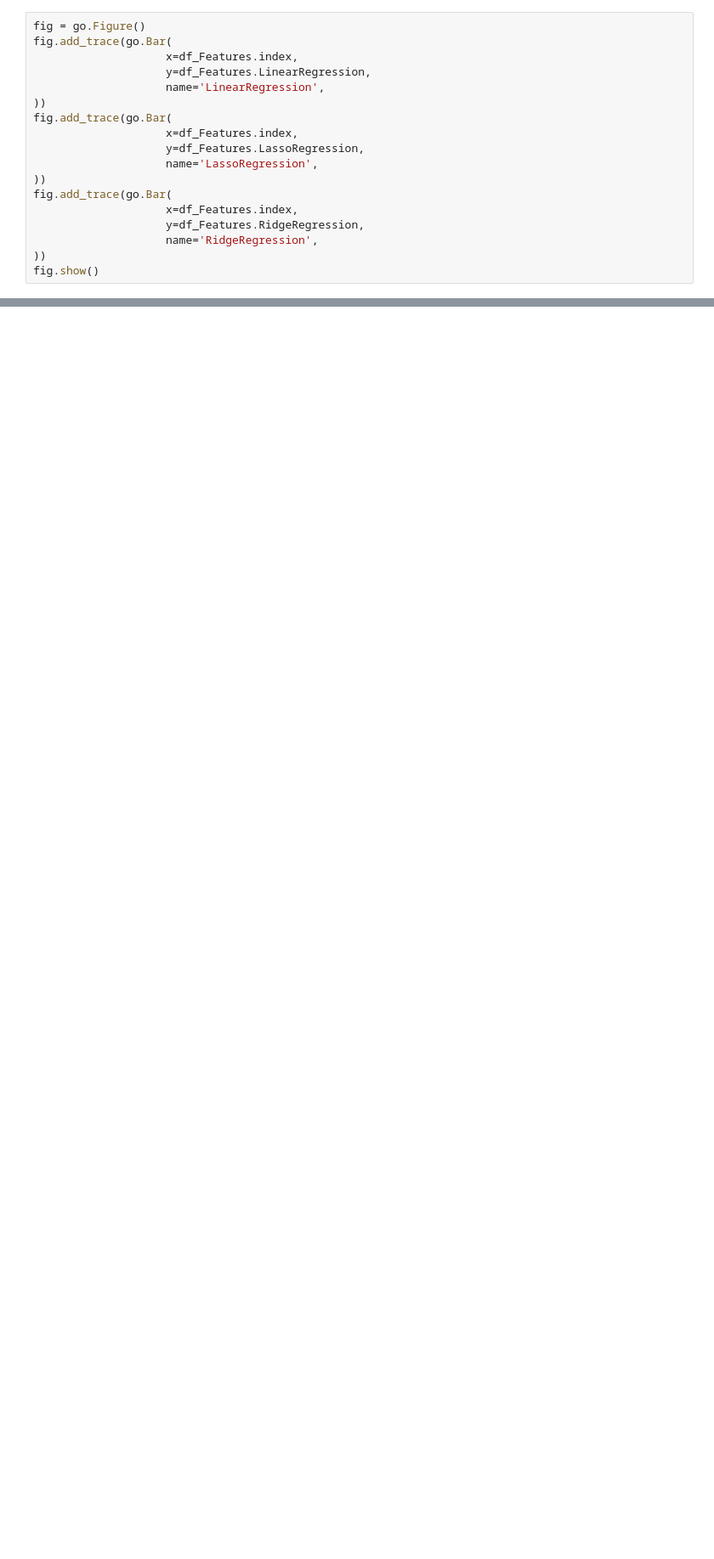
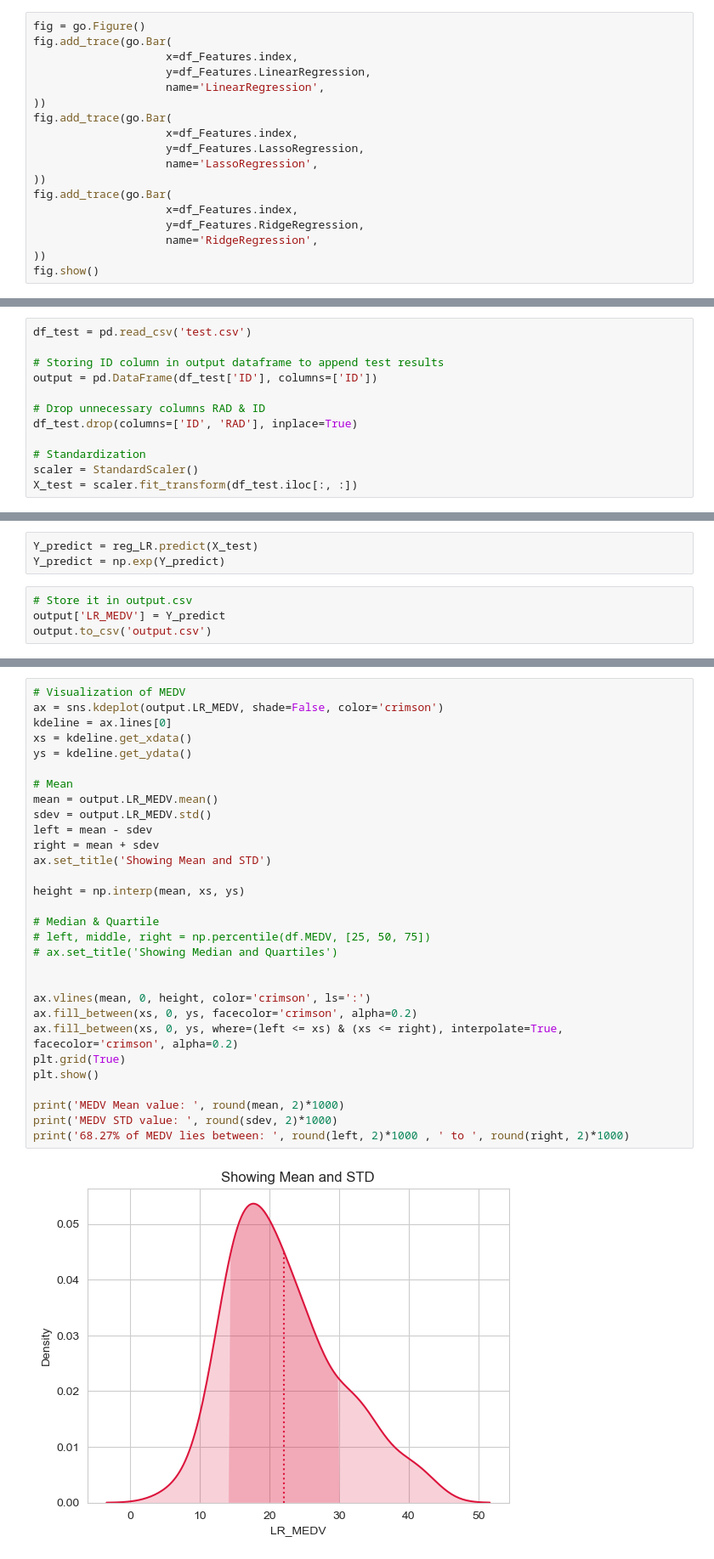
Before and after one commit to Jeyramana/GUVI_Assignments, a Jupyter notebook: Assignment_4/boston.ipynb, the cells around one changed output, grey strips where cells are left out. Shown at 85% size. Saved outputs shown, nothing was run; the diff lists cells and outputs as text; blank space fills up the shorter version.

Commit message:
Boston project done. Phi Test doing

```diff
--- a/Assignment_4/boston.ipynb
+++ b/Assignment_4/boston.ipynb
@@ -1008,0 +1032,12 @@ fig.show()
+# %%
+df_test = pd.read_csv('test.csv')
+
+# Storing ID column in output dataframe to append test results
+output = pd.DataFrame(df_test['ID'], columns=['ID'])
+
+# Drop unnecessary columns RAD & ID
+df_test.drop(columns=['ID', 'RAD'], inplace=True)
+
+# Standardization
+scaler = StandardScaler()
+X_test = scaler.fit_transform(df_test.iloc[:, :])
@@ -1008,0 +1053,7 @@ fig.show()
+# %%
+Y_predict = reg_LR.predict(X_test)
+Y_predict = np.exp(Y_predict)
+# %%
+# Store it in output.csv
+output['LR_MEDV'] = Y_predict
+output.to_csv('output.csv')
@@ -1008,0 +1072,32 @@ fig.show()
+# %%
+# Visualization of MEDV
+ax = sns.kdeplot(output.LR_MEDV, shade=False, color='crimson')
+kdeline = ax.lines[0]
+xs = kdeline.get_xdata()
+ys = kdeline.get_ydata()
+
+# Mean
+mean = output.LR_MEDV.mean()
+sdev = output.LR_MEDV.std()
+left = mean - sdev
+right = mean + sdev
+ax.set_title('Showing Mean and STD')
+
+height = np.interp(mean, xs, ys)
+
+# Median & Quartile
+# left, middle, right = np.percentile(df.MEDV, [25, 50, 75])
+# ax.set_title('Showing Median and Quartiles')
+
+
+ax.vlines(mean, 0, height, color='crimson', ls=':')
+ax.fill_between(xs, 0, ys, facecolor='crimson', alpha=0.2)
+ax.fill_between(xs, 0, ys, where=(left <= xs) & (xs <= right), interpolate=True, facecolor='crimson', alpha=0.2)
+plt.grid(True)
+plt.show()
+
+print('MEDV Mean value: ', round(mean, 2)*1000)
+print('MEDV STD value: ', round(sdev, 2)*1000)
+print('68.27% of MEDV lies between: ', round(left, 2)*1000 , ' to ', round(right, 2)*1000)
+# %% [output]
+[figure, added]
```
Also changed, not shown: parts of 20 cells of this notebook, 5 other files.
